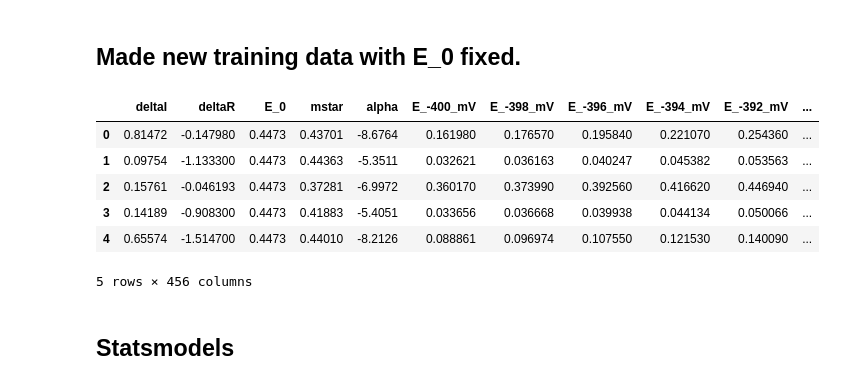
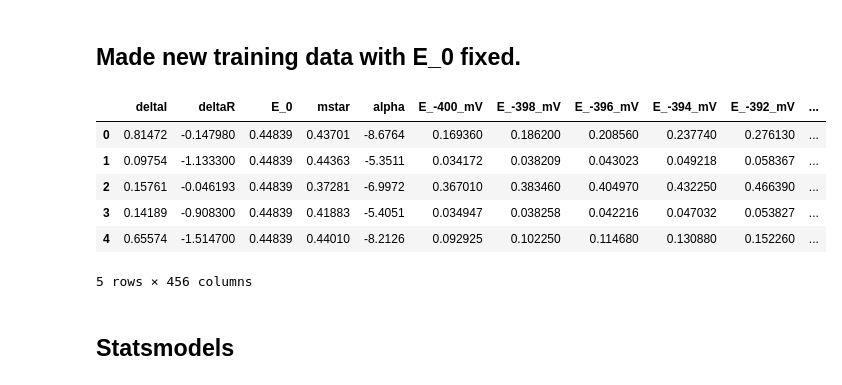
Before and after one commit to Lcollins91/DS_ResearchProject_ND, a Jupyter notebook: Hexagon_Spec_Models_v7_E0fixed_WithDispersion_BothKinds.ipynb, the cells around one changed output. Saved outputs shown, nothing was run; the diff lists cells and outputs as text; code cells hidden in the pictures.

```diff
--- a/Hexagon_Spec_Models_v7_E0fixed_WithDispersion_BothKinds.ipynb
+++ b/Hexagon_Spec_Models_v7_E0fixed_WithDispersion_BothKinds.ipynb
@@ -92,53 +92,64 @@ def myResiduals(testY, predictY):
 ## Made new training data with E_0 fixed.
 # %%
 #Load the training data
+
+subset = 5 #every 10 mV
+start = 50 # for starting at -300mV
+
 peak_names = ['peak1', 'peak2', 'peak3', 'peak4']
 locs_names = ['loc1', 'loc2', 'loc3', 'loc4']
 width_names = ['width1', 'width2', 'width3','width4']
 prom_names = ['prom1', 'prom2', 'prom3', 'prom4']
 
 energy = (pd.read_csv('Training_Data/Hexagon/HexagonBias_v4.csv', header=None)*1000).round().astype(int)
 energy_names = ['E_%i_mV' % item for item in list(energy.T[0])]
+energy_names2 = energy_names[start::subset]
+energy_names3 = energy_names[start::1]
 
 col_names2 = ['deltaI', 'deltaR', 'E_0', 'mstar', 'alpha']+ peak_names + locs_names + width_names + prom_names
+col_names2a = ['deltaI', 'deltaR', 'E_0', 'mstar', 'alpha']+ peak_names[1:] + locs_names + width_names + prom_names[1:]
 
 col_names1 = ['deltaI', 'deltaR', 'E_0', 'mstar', 'alpha'] + energy_names
 
-data1 = pd.read_csv('Training_Data/Hexagon/HexagonTrainingData062818_v10_E0fixed_specPoints.csv', header = None, names = col_names1)
-data2 = pd.read_csv('Training_Data/Hexagon/HexagonTrainingData062818_v10_E0fixed_peakinfo.csv', header = None, names = col_names2)
+#col_names_both = col_names2 + energy_names2
+col_names_both = col_names2a + energy_names2
+col_names_a = ['deltaI', 'deltaR', 'E_0', 'mstar', 'alpha'] + energy_names3
+
+
+data1 = pd.read_csv('Training_Data/Hexagon/HexagonTrainingData071218_v10_E0fixed_specPoints.csv', header = None, names = col_names1)
+data2 = pd.read_csv('Training_Data/Hexagon/HexagonTrainingData071218_v10_E0fixed_peakinfo.csv', header = None, names = col_names2)
 save_data = True
-
-energy_names2 = energy_names[0::subset]
-
-col_names_both = col_names2 + energy_names2
 
 data = data2.join(data1.drop(['deltaI', 'deltaR', 'E_0', 'mstar', 'alpha'], axis = 1), how = 'left')
 data = data[col_names_both]
 
-X1 = data1.drop(['deltaI', 'deltaR', 'E_0', 'mstar', 'alpha'], axis = 1)
-Y1 = data1[['deltaI', 'deltaR', 'mstar', 'alpha']]
+data1a = data1[col_names_a]
+data2a = data2[col_names2a]
 
-X2 = data2.drop(['deltaI', 'deltaR', 'E_0', 'mstar', 'alpha'], axis = 1)
-Y2 = data2[['deltaI', 'deltaR', 'mstar', 'alpha']]
+X1 = data1a.drop(['deltaI', 'deltaR', 'E_0', 'mstar', 'alpha'], axis = 1)
+Y1 = data1a[['deltaI', 'deltaR', 'mstar', 'alpha']]
+
+X2 = data2a.drop(['deltaI', 'deltaR', 'E_0', 'mstar', 'alpha'], axis = 1)
+Y2 = data2a[['deltaI', 'deltaR', 'mstar', 'alpha']]
 
 X = data.drop(['deltaI', 'deltaR', 'E_0', 'mstar', 'alpha'], axis = 1)
 Y = data[['deltaI', 'deltaR', 'mstar', 'alpha']]
 
 ts1 = 0.3
 rs1 = 42
 
 X1_train, X1_test, Y1_train, Y1_test = train_test_split(X1, Y1, test_size = ts1, random_state = rs1)
 X2_train, X2_test, Y2_train, Y2_test = train_test_split(X2, Y2, test_size = ts1, random_state = rs1)
 X_train, X_test, Y_train, Y_test = train_test_split(X, Y, test_size = ts1, random_state = rs1)
 
 data1.head()
 # %% [output]
 |  | deltaI | deltaR | E_0 | mstar | alpha | E_-400_mV | E_-398_mV | E_-396_mV | E_-394_mV | E_-392_mV | ... |
-| 0 | 0.81472 | -0.147980 | 0.4473 | 0.43701 | -8.6764 | 0.161980 | 0.176570 | 0.195840 | 0.221070 | 0.254360 | ... |
-| 1 | 0.09754 | -1.133300 | 0.4473 | 0.44363 | -5.3511 | 0.032621 | 0.036163 | 0.040247 | 0.045382 | 0.053563 | ... |
-| 2 | 0.15761 | -0.046193 | 0.4473 | 0.37281 | -6.9972 | 0.360170 | 0.373990 | 0.392560 | 0.416620 | 0.446940 | ... |
-| 3 | 0.14189 | -0.908300 | 0.4473 | 0.41883 | -5.4051 | 0.033656 | 0.036668 | 0.039938 | 0.044134 | 0.050066 | ... |
-| 4 | 0.65574 | -1.514700 | 0.4473 | 0.44010 | -8.2126 | 0.088861 | 0.096974 | 0.107550 | 0.121530 | 0.140090 | ... |
+| 0 | 0.81472 | -0.147980 | 0.44839 | 0.43701 | -8.6764 | 0.169360 | 0.186200 | 0.208560 | 0.237740 | 0.276130 | ... |
+| 1 | 0.09754 | -1.133300 | 0.44839 | 0.44363 | -5.3511 | 0.034172 | 0.038209 | 0.043023 | 0.049218 | 0.058367 | ... |
+| 2 | 0.15761 | -0.046193 | 0.44839 | 0.37281 | -6.9972 | 0.367010 | 0.383460 | 0.404970 | 0.432250 | 0.466390 | ... |
+| 3 | 0.14189 | -0.908300 | 0.44839 | 0.41883 | -5.4051 | 0.034947 | 0.038258 | 0.042216 | 0.047032 | 0.053827 | ... |
+| 4 | 0.65574 | -1.514700 | 0.44839 | 0.44010 | -8.2126 | 0.092925 | 0.102250 | 0.114680 | 0.130880 | 0.152260 | ... |
 5 rows × 456 columns
 # %% [markdown]
 ## Statsmodels
```
Also changed, not shown: parts of 21 cells of this notebook, 7 other files.
